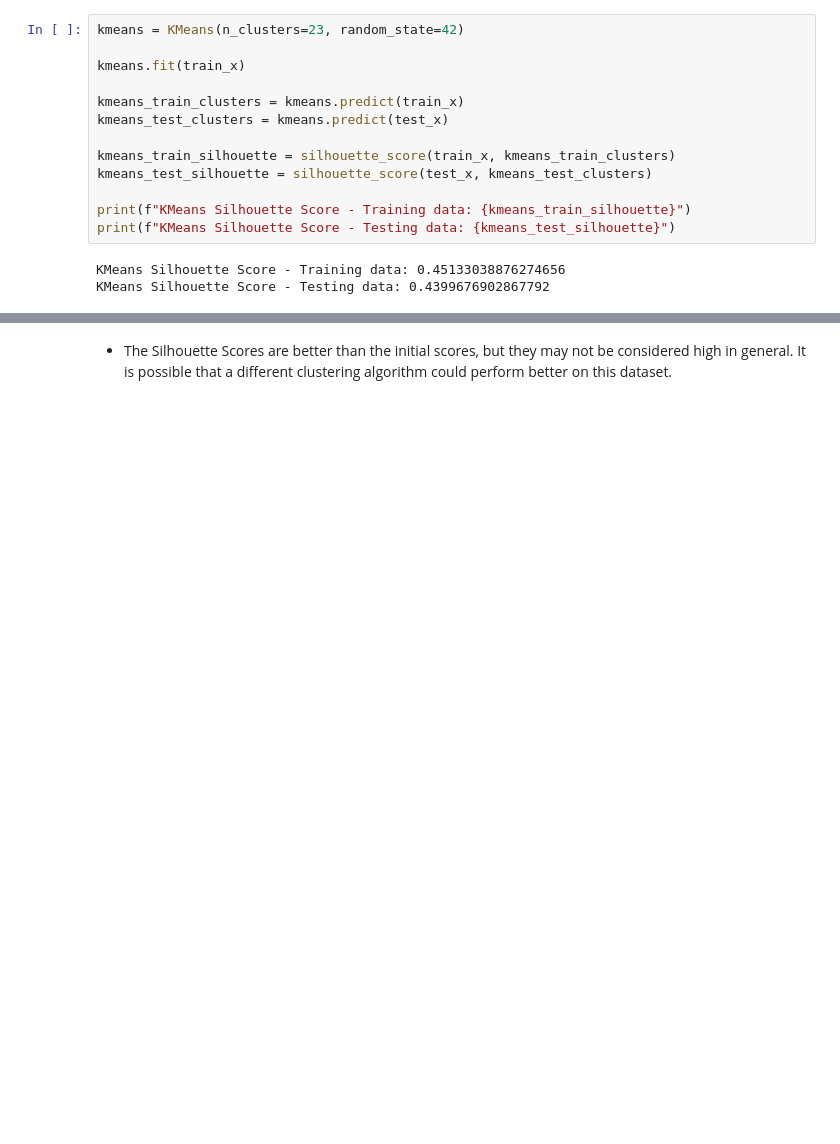
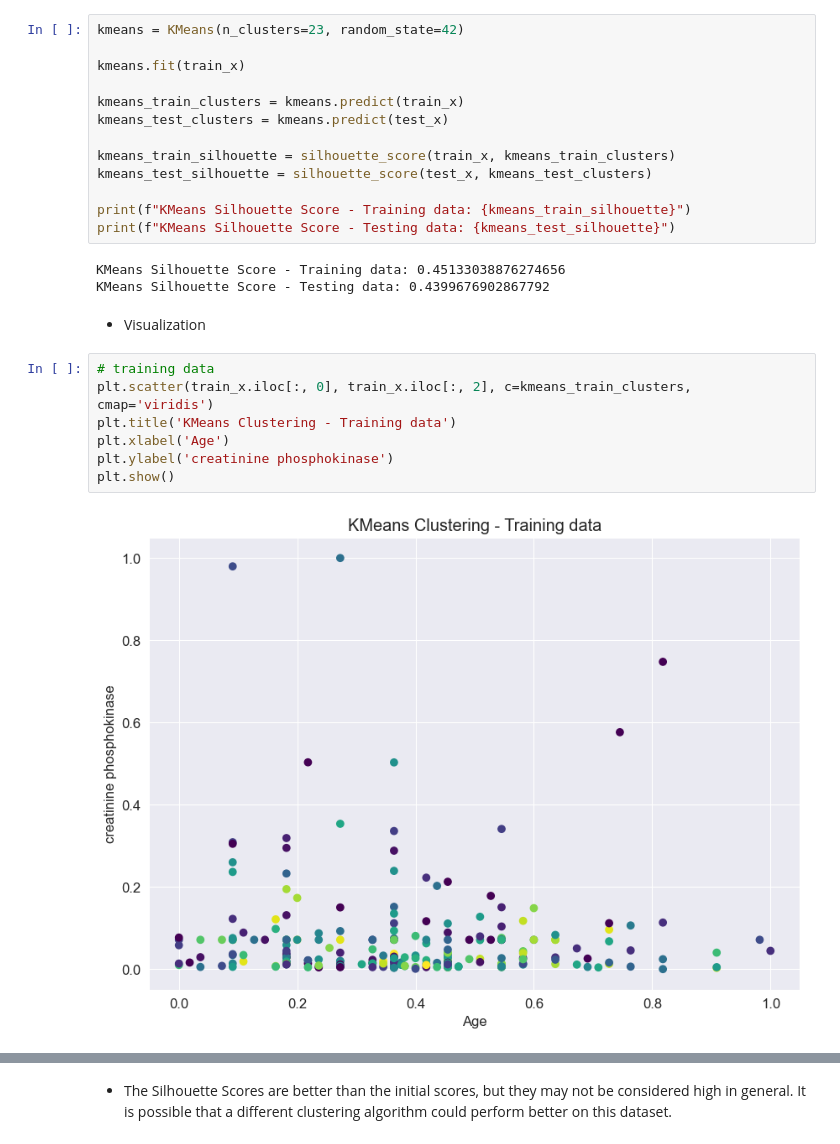
Before and after one commit to ndminhvn/UH-COSC3337, a Jupyter notebook: Homeworks/HW4/hw4_student/Nguyen_Minh_3337_HW4.ipynb, the cells around one changed output, grey strips where cells are left out. Cells and saved outputs as stored; diff of their text form; blank space fills up the shorter version.

Commit message:
add scatter plots to visualize the clusters

```diff
--- a/Homeworks/HW4/hw4_student/Nguyen_Minh_3337_HW4.ipynb
+++ b/Homeworks/HW4/hw4_student/Nguyen_Minh_3337_HW4.ipynb
@@ -300,3 +300,14 @@ print(f"KMeans Silhouette Score - Testing data: {kmeans_test_silhouette}")
 # %% [output]
 KMeans Silhouette Score - Training data: 0.45133038876274656
 KMeans Silhouette Score - Testing data: 0.4399676902867792
+# %% [markdown]
+- Visualization
+# %%
+# training data
+plt.scatter(train_x.iloc[:, 0], train_x.iloc[:, 2], c=kmeans_train_clusters, cmap='viridis')
+plt.title('KMeans Clustering - Training data')
+plt.xlabel('Age')
+plt.ylabel('creatinine phosphokinase')
+plt.show()
+# %% [output]
+[figure, added]
```
Also changed, not shown: parts of 16 cells of this notebook.
